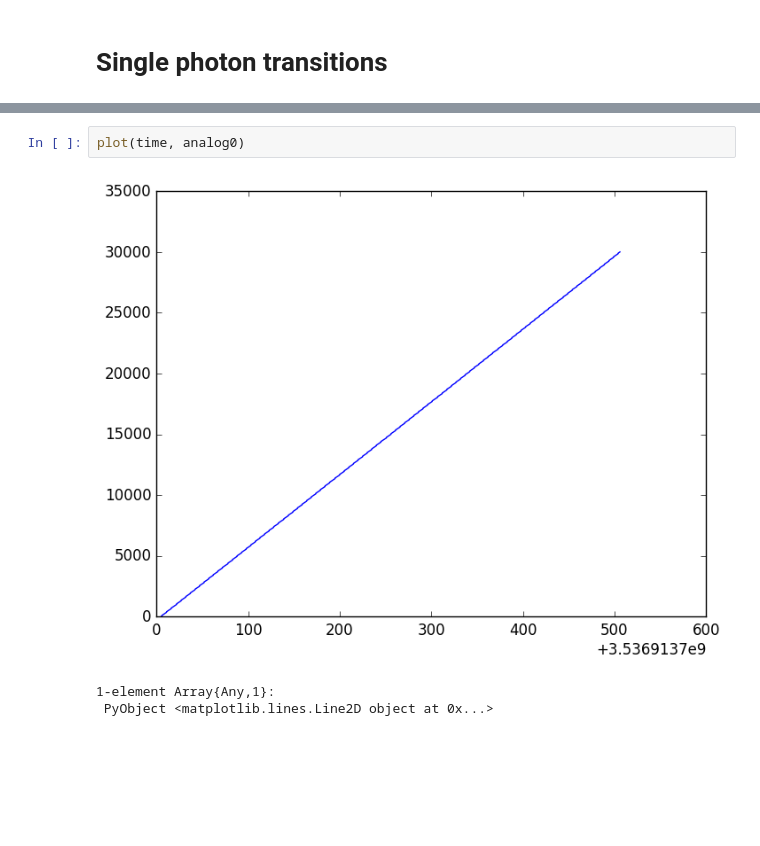
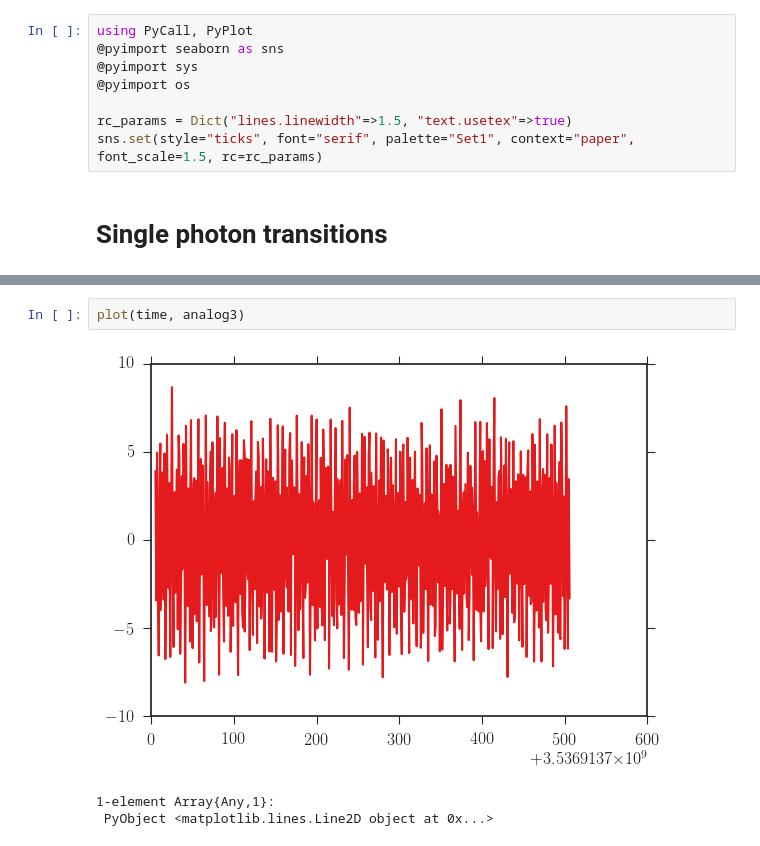
Before and after one commit to Schlabonski/FemtosecondSpectroscopy, a Jupyter notebook: Analysis/FemtosecondSpectroscopy.ipynb, the cells around one changed output, grey strips where cells are left out. Cells and saved outputs as stored; diff of their text form; blank space fills up the shorter version.

```diff
--- a/Analysis/FemtosecondSpectroscopy.ipynb
+++ b/Analysis/FemtosecondSpectroscopy.ipynb
@@ -4,3 +1,11 @@ using PyCall, PyPlot
+# %%
+using PyCall, PyPlot
+@pyimport seaborn as sns
+@pyimport sys
+@pyimport os
+
+rc_params = Dict("lines.linewidth"=>1.5, "text.usetex"=>true)
+sns.set(style="ticks", font="serif", palette="Set1", context="paper", font_scale=1.5, rc=rc_params)
 # %% [markdown]
 # Single photon transitions
 # %%
@@ -37,8 +42,8 @@ Iteration       Time    Analog 0        Analog 1        Analog 2        Analog 3
   3.45
  -3.3459
 # %%
-plot(time, analog0)
+plot(time, analog3)
 # %% [output]
-[figure, old version]
+[figure, new version]
 1-element Array{Any,1}:
  PyObject <matplotlib.lines.Line2D object at 0x...>
```
Also changed, not shown: parts of 1 cell of this notebook.
